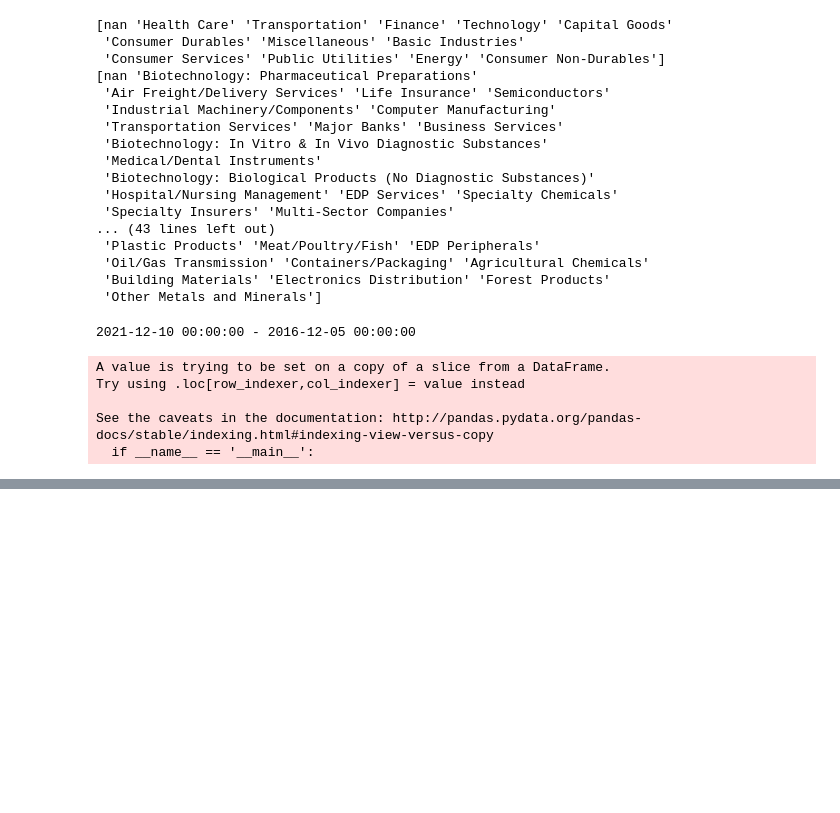
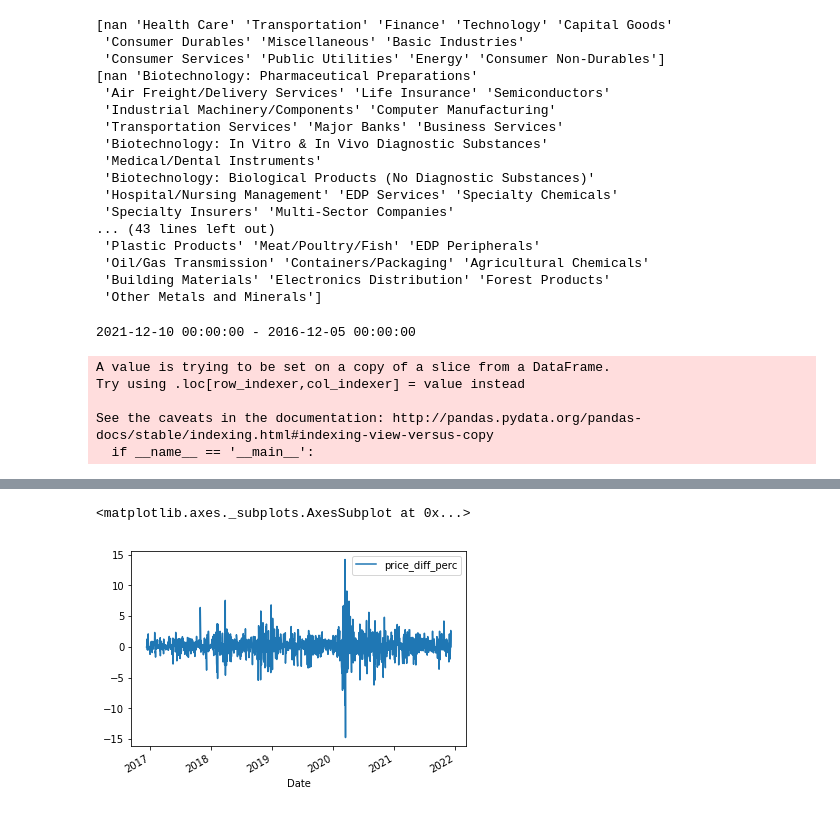
Before and after one commit to ayguno/nasdaq-time-series-analysis, a Jupyter notebook: 1 Parsing and structuring NASDAQ time-series.ipynb, the cells around one changed output, grey strips where cells are left out. Drawn from its saved outputs; the diff is of its cells as text; code cells hidden in the pictures; blank space fills up the shorter version.

```diff
--- a/1 Parsing and structuring NASDAQ time-series.ipynb
+++ b/1 Parsing and structuring NASDAQ time-series.ipynb
@@ -118,0 +143,5 @@ tickers[1234]
+# %%
+ts_data_expand[ts_data_expand['Symbol'] == "MSFT"].plot(x = "Date", y = "price_diff_perc")
+# %% [output]
+<matplotlib.axes._subplots.AxesSubplot at 0x...>
+[figure, added]
```
Also changed, not shown: parts of 16 cells of this notebook.
